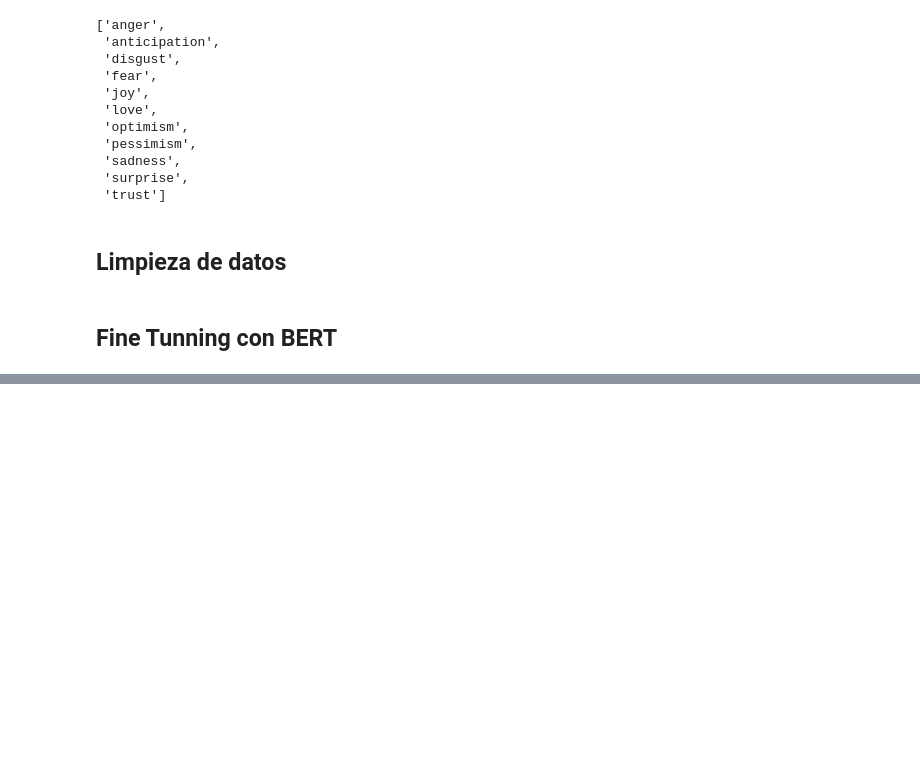
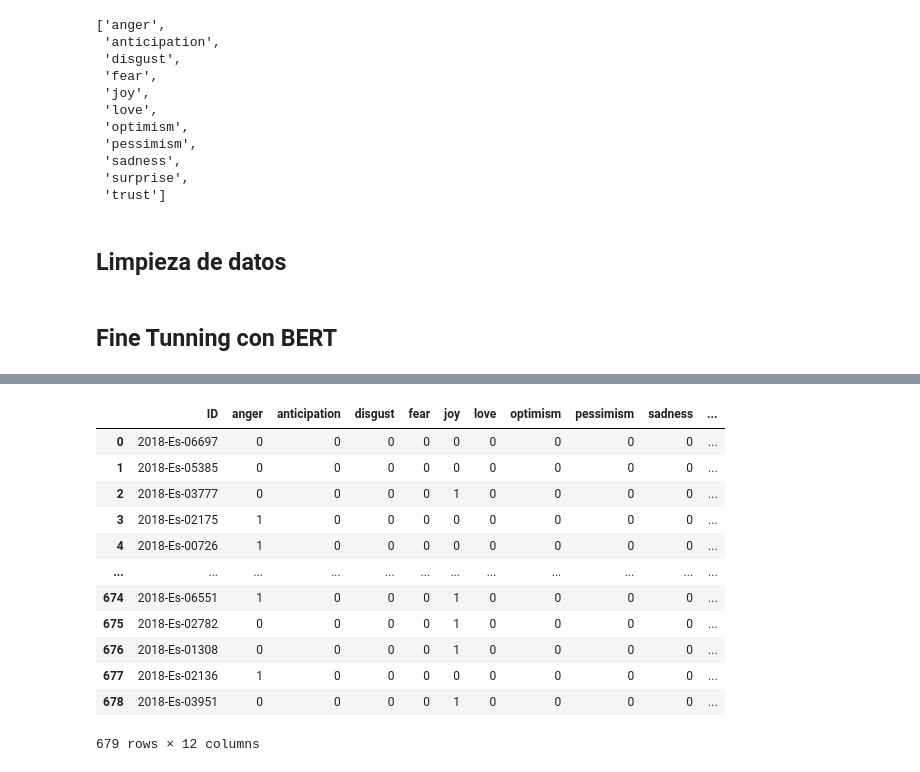
Before and after one commit to urvog/NLP-Sentiment-Analysis, a Jupyter notebook: NLP_BERT_Fine_Tuning_All.ipynb, the cells around one changed output, grey strips where cells are left out. Cells and saved outputs as stored; diff of their text form; code cells hidden in the pictures; blank space fills up the shorter version.

```diff
--- a/NLP_BERT_Fine_Tuning_All.ipynb
+++ b/NLP_BERT_Fine_Tuning_All.ipynb
@@ -157,0 +264,17 @@ NameError: name 'plt' is not defined
+# %%
+df_final_test = pd.concat([df_test['ID'], df_final_predictions], axis = 1)
+df_final_test
+# %% [output]
+|  | ID | anger | anticipation | disgust | fear | joy | love | optimism | pessimism | sadness | ... |
+| 0 | 2018-Es-06697 | 0 | 0 | 0 | 0 | 0 | 0 | 0 | 0 | 0 | ... |
+| 1 | 2018-Es-05385 | 0 | 0 | 0 | 0 | 0 | 0 | 0 | 0 | 0 | ... |
+| 2 | 2018-Es-03777 | 0 | 0 | 0 | 0 | 1 | 0 | 0 | 0 | 0 | ... |
+| 3 | 2018-Es-02175 | 1 | 0 | 0 | 0 | 0 | 0 | 0 | 0 | 0 | ... |
+| 4 | 2018-Es-00726 | 1 | 0 | 0 | 0 | 0 | 0 | 0 | 0 | 0 | ... |
+| ... | ... | ... | ... | ... | ... | ... | ... | ... | ... | ... | ... |
+| 674 | 2018-Es-06551 | 1 | 0 | 0 | 0 | 1 | 0 | 0 | 0 | 0 | ... |
+| 675 | 2018-Es-02782 | 0 | 0 | 0 | 0 | 1 | 0 | 0 | 0 | 0 | ... |
+| 676 | 2018-Es-01308 | 0 | 0 | 0 | 0 | 1 | 0 | 0 | 0 | 0 | ... |
+| 677 | 2018-Es-02136 | 1 | 0 | 0 | 0 | 0 | 0 | 0 | 0 | 0 | ... |
+| 678 | 2018-Es-03951 | 0 | 0 | 0 | 0 | 1 | 0 | 0 | 0 | 0 | ... |
+679 rows × 12 columns
```
Also changed, not shown: parts of 9 cells of this notebook.
